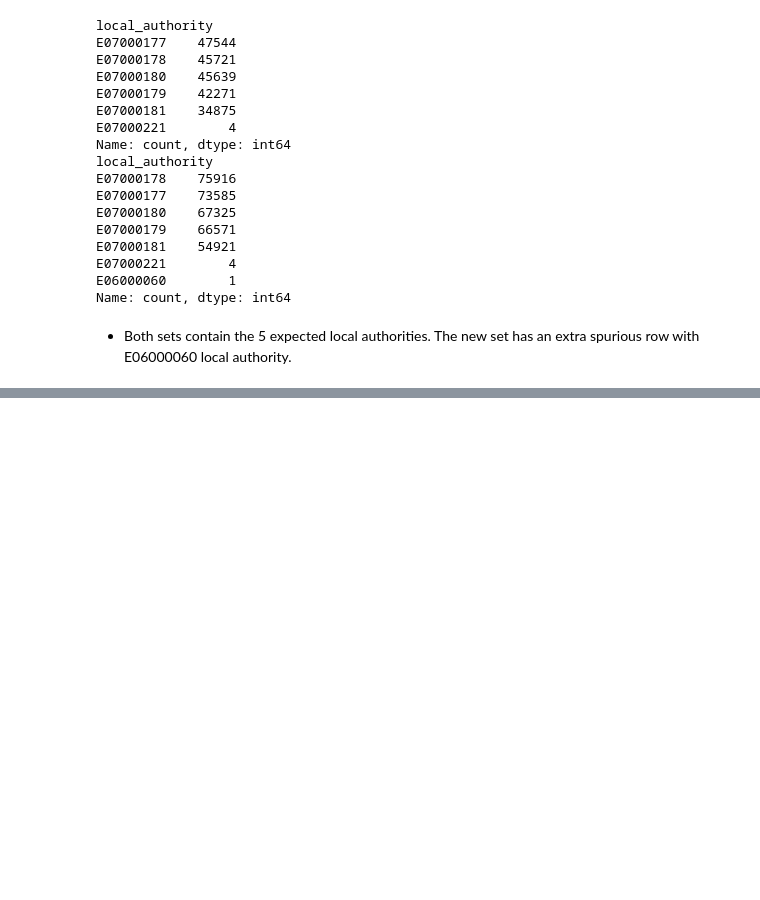
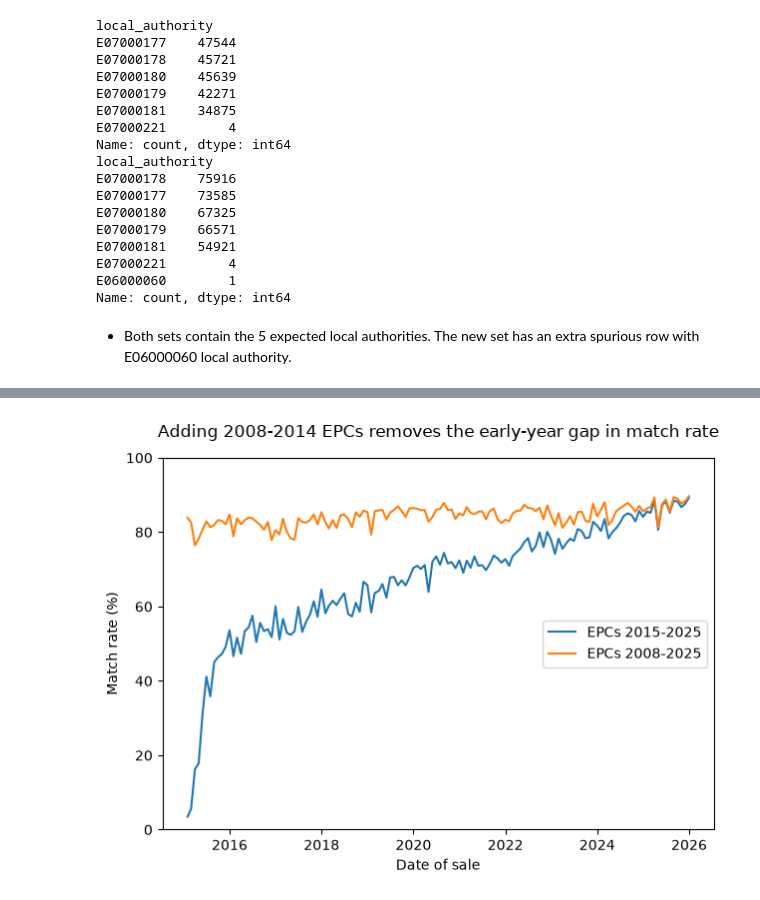
Before and after one commit to TomSCarter/land-registry-cleaning-pipeline, a Jupyter notebook: notebooks/part_6_epc_2008-2025_extension.ipynb, the cells around one changed output, grey strips where cells are left out. Cells and saved outputs as stored; diff of their text form; code cells hidden in the pictures; blank space fills up the shorter version.

Commit message:
Calculated match rate over time in both versions and plot

```diff
--- a/notebooks/part_6_epc_2008-2025_extension.ipynb
+++ b/notebooks/part_6_epc_2008-2025_extension.ipynb
@@ -257,0 +320,4 @@ Name: count, dtype: int64
+# %%
+pp = pp.set_index('deed_date')
+monthly_total = pp.resample('ME')['unique_id'].agg('count')
+print(monthly_total)
@@ -257,0 +338,4 @@ Name: count, dtype: int64
+# %%
+output_orig = output_orig.set_index('deed_date')
+output_orig_monthly_total = output_orig.resample('ME')['unique_id'].agg('count')
+print(output_orig_monthly_total)
@@ -257,0 +356,4 @@ Name: count, dtype: int64
+# %%
+output_new = output_new.set_index('deed_date')
+output_new_monthly_total = output_new.resample('ME')['unique_id'].agg('count')
+print(output_new_monthly_total)
@@ -257,0 +374,9 @@ Name: count, dtype: int64
+# %%
+combined = pd.DataFrame(monthly_total)
+combined = combined.rename(columns={'unique_id':'price_paid_set'})
+combined['v1_2015-2025'] = output_orig_monthly_total
+combined['v1_match_rate'] = round(100* combined['v1_2015-2025'] / combined['price_paid_set'], 2)
+combined['v2_2008-2025'] = output_new_monthly_total
+combined['v2_match_rate'] = round(100* combined['v2_2008-2025'] / combined['price_paid_set'], 2)
+combined['delta_match_rate'] = combined['v2_match_rate'] - combined['v1_match_rate']
+print(combined)
@@ -257,0 +399,13 @@ Name: count, dtype: int64
+# %%
+fig, ax = plt.subplots()
+sns.lineplot(combined['v1_match_rate'], ax=ax, label = 'EPCs 2015-2025')
+sns.lineplot(combined['v2_match_rate'], ax=ax, label = 'EPCs 2008-2025')
+ax.legend(loc='right')
+ax.set_ylabel('Match rate (%)')
+ax.set_xlabel('Date of sale')
+ax.set_ylim(top=100, bottom=0)
+ax.set_title('Adding 2008-2014 EPCs removes the early-year gap in match rate', pad=15)
+plt.tight_layout()
+plt.show()
+# %% [output]
+[figure, added]
```
Also changed, not shown: parts of 9 cells of this notebook.
